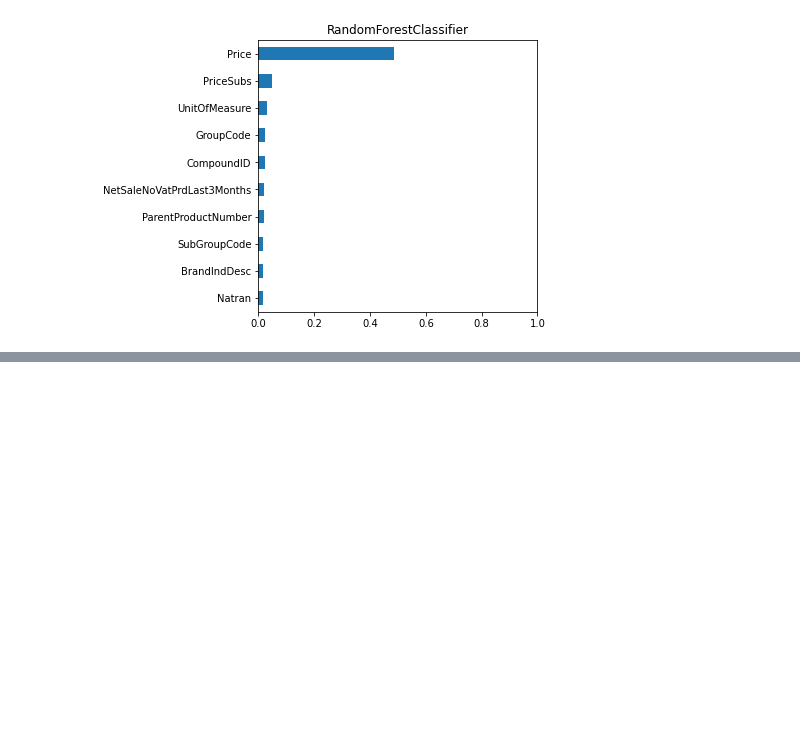
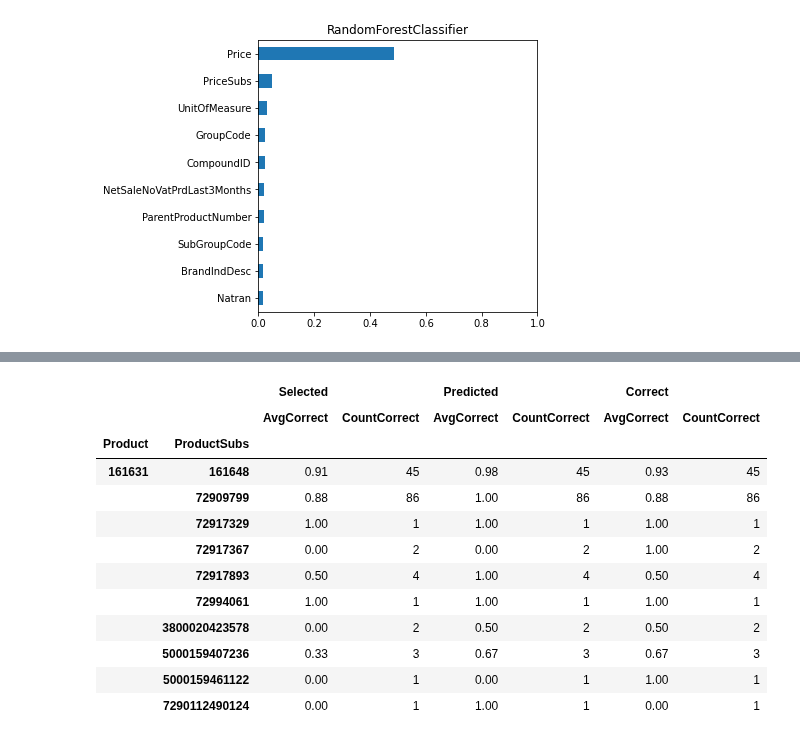
Before and after one commit to DanielKorenDataScience/ClassificationProject, a Jupyter notebook: Shufersal_predict.ipynb, the cells around one changed output, grey strips where cells are left out. Drawn from its saved outputs; the diff is of its cells as text; code cells hidden in the pictures; blank space fills up the shorter version.

```diff
--- a/Shufersal_predict.ipynb
+++ b/Shufersal_predict.ipynb
@@ -368,5 +411,5 @@ if RAW:
 # %%
-#if not RAW: - so not to use df_ratio
-df = pd.read_csv(prefix + '_with_diff.csv', encoding='ISO-8859-8')
-p(df.shape)
-d(df.head())
+if not RAW: # so not to use df_ratio
+  df = pd.read_csv(prefix + '_with_diff.csv', encoding='ISO-8859-8')
+  p(df.shape)
+  d(df.head())
@@ -475,0 +550,3 @@ running:  RandomForestClassifier (38122, 48)
+# %%
+model = clf_RF
+model.fit(X_train, y_train)
@@ -475,0 +562,8 @@ running:  RandomForestClassifier (38122, 48)
+# %%
+p('y_pred:', model.predict(X_test)[0], 'y_test:', y_test[0])
+
+result = pd.DataFrame(model.predict_proba(X))
+
+p('y_pred:', result.iloc[0].values, 'y:', y[0])
+p('d')
+result.head()
@@ -475,0 +580,7 @@ running:  RandomForestClassifier (38122, 48)
+# %%
+result['Product'] = X.ParentProductNumber
+result['ProductSubs'] = X.ParentProductNumberSubs
+result['Selected'] = y
+result['Predicted'] = model.predict(X)
+result['Correct'] = (result['Predicted'] == result['Selected'])
+result
@@ -475,0 +622,16 @@ running:  RandomForestClassifier (38122, 48)
+# %%
+result.drop([0,1], axis=1).groupby(['Product', 'ProductSubs']).agg([('AvgCorrect','mean'),('CountCorrect','count')]).head(10)
+# %% [output]
+|  |  | Selected |  | Predicted |  | Correct |  |
+|  |  | AvgCorrect | CountCorrect | AvgCorrect | CountCorrect | AvgCorrect | CountCorrect |
+| Product | ProductSubs |  |  |  |  |  |  |
+| 161631 | 161648 | 0.91 | 45 | 0.98 | 45 | 0.93 | 45 |
+|  | 72909799 | 0.88 | 86 | 1.00 | 86 | 0.88 | 86 |
+|  | 72917329 | 1.00 | 1 | 1.00 | 1 | 1.00 | 1 |
+|  | 72917367 | 0.00 | 2 | 0.00 | 2 | 1.00 | 2 |
+|  | 72917893 | 0.50 | 4 | 1.00 | 4 | 0.50 | 4 |
+|  | 72994061 | 1.00 | 1 | 1.00 | 1 | 1.00 | 1 |
+|  | 3800020423578 | 0.00 | 2 | 0.50 | 2 | 0.50 | 2 |
+|  | 5000159407236 | 0.33 | 3 | 0.67 | 3 | 0.67 | 3 |
+|  | 5000159461122 | 0.00 | 1 | 0.00 | 1 | 1.00 | 1 |
+|  | 7290112490124 | 0.00 | 1 | 1.00 | 1 | 0.00 | 1 |
```
Also changed, not shown: parts of 40 cells of this notebook.
